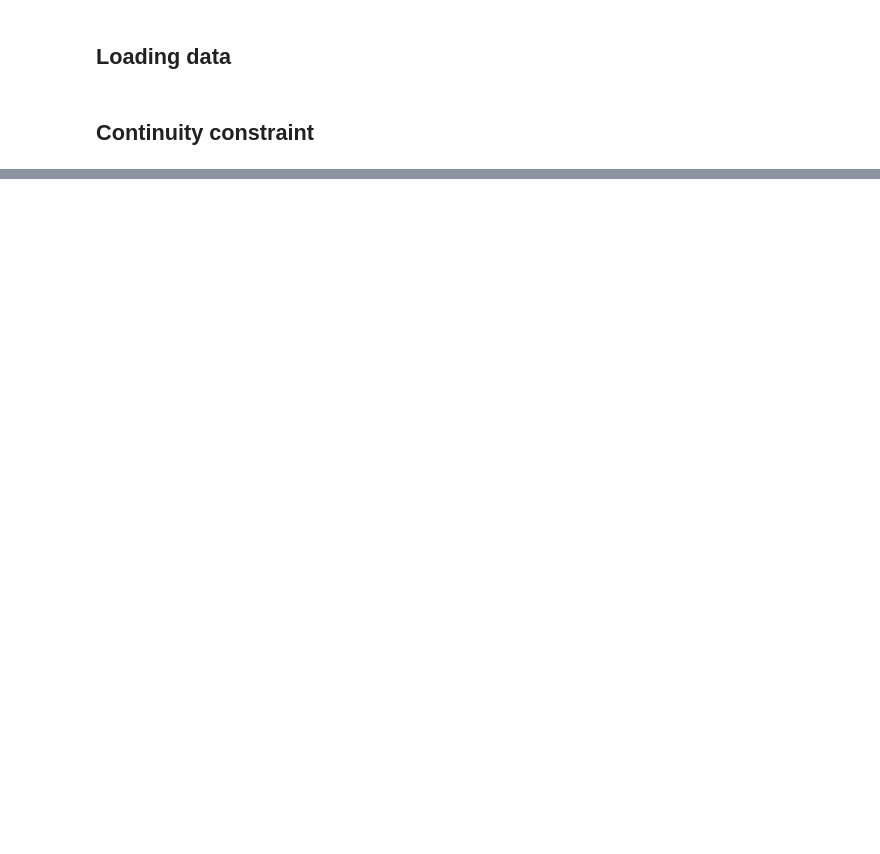
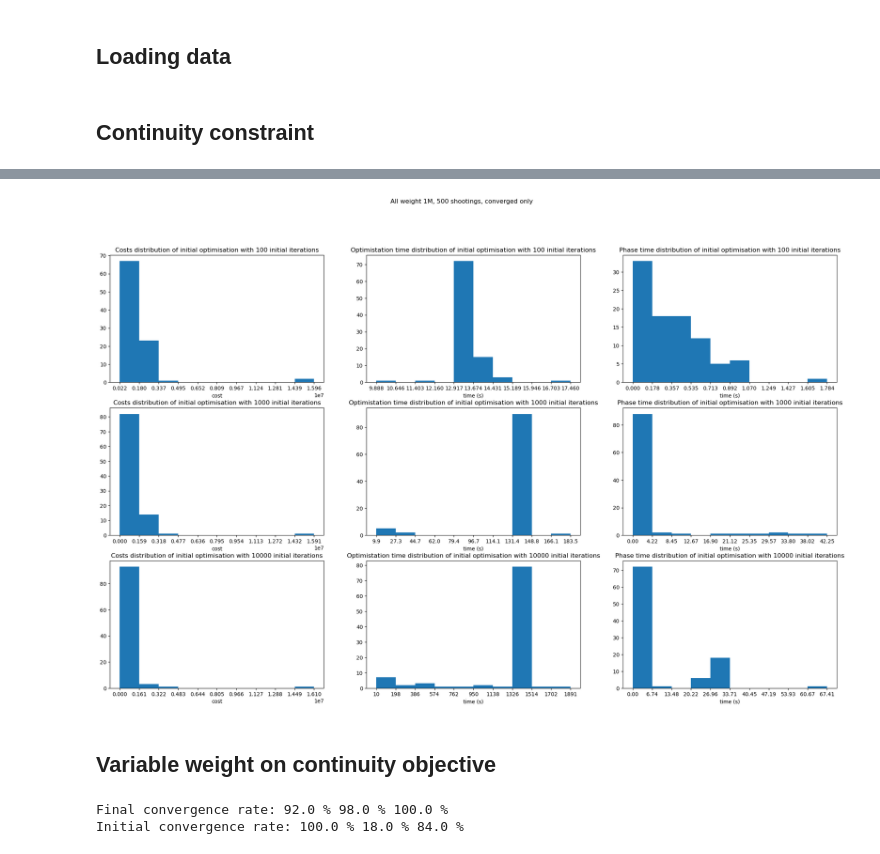
Before and after one commit to Sciancisco/ContinuityObjectiveTests, a Jupyter notebook: Analysis.ipynb, the cells around one changed output, grey strips where cells are left out. Saved outputs shown, nothing was run; the diff lists cells and outputs as text; code cells hidden in the pictures; blank space fills up the shorter version.

```diff
--- a/Analysis.ipynb
+++ b/Analysis.ipynb
@@ -332,0 +243,73 @@ fig.savefig("figures/initial_varpo.pdf")
+# %%
+fig, ((cax100, tax100, pax100), (cax1K, tax1K, pax1K), (cax10K, tax10K, pax10K)) = plt.subplots(3, 3, figsize=(25, 15))
+plot_hist(cax100, initial_costs[0], "Costs distribution of initial optimisation with 100 initial iterations", "cost")
+plot_hist(cax1K, initial_costs[1], "Costs distribution of initial optimisation with 1000 initial iterations", "cost")
+plot_hist(cax10K, initial_costs[2], "Costs distribution of initial optimisation with 10000 initial iterations", "cost")
+
+plot_hist(tax100, initial_opt_times[0], "Optimistation time distribution of initial optimisation with 100 initial iterations", "time (s)")
+plot_hist(tax1K, initial_opt_times[1], "Optimistation time distribution of initial optimisation with 1000 initial iterations", "time (s)")
+plot_hist(tax10K, initial_opt_times[2], "Optimistation time distribution of initial optimisation with 10000 initial iterations", "time (s)")
+
+plot_hist(pax100, initial_phase_times[0], "Phase time distribution of initial optimisation with 100 initial iterations", "time (s)")
+plot_hist(pax1K, initial_phase_times[1], "Phase time distribution of initial optimisation with 1000 initial iterations", "time (s)")
+plot_hist(pax10K, initial_phase_times[2], "Phase time distribution of initial optimisation with 10000 initial iterations", "time (s)")
+
+fig.suptitle("All weight 1M, 500 shootings, converged only")
+fig.savefig("figures/initial_varit.pdf")
+# %% [output]
+[figure, added]
+# %% [markdown]
+## Variable weight on continuity objective
+# %%
+init100it = df(type="objective", phase="initial", var="varpoids", weight="1K")
+init1000it = df(type="objective", phase="initial", var="varpoids", weight="1M")
+init10000it = df(type="objective", phase="initial", var="varpoids", weight="1G")
+initialvarits = np.array([init100it, init1000it, init10000it])
+
+final100it = df(type="objective", phase="final", var="varpoids", weight="1K")
+final1000it = df(type="objective", phase="final", var="varpoids", weight="1M")
+final10000it = df(type="objective", phase="final", var="varpoids", weight="1G")
+finalvarits = np.array([final100it, final1000it, final10000it])
+
+final_convergence_rate = []
+final_converged = []
+for varit in finalvarits:
+    _, converged, convergence = convergence_rate(varit)
+    final_convergence_rate.append(convergence)
+    final_converged.append(converged)
+
+print("Final convergence rate:", *map(lambda x: f"{x*100:.1f} %", final_convergence_rate))
+
+final_costs = []
+final_opt_times = []
+final_phase_times = []
+for i in range(len(finalvarits)):
+    varit = finalvarits[i][final_converged[i]]
+    costs, _, _ = analyse(extract_cost, varit)
+    opt_times, _, _ = analyse(extract_total_time, varit)
+    phase_times, _, _ = analyse(extract_phase_time, varit)
+    final_costs.append(costs)
+    final_opt_times.append(opt_times)
+    final_phase_times.append(phase_times)
+
+initial_convergence_rate = []
+for varit in initialvarits:
+    _, converged, convergence = convergence_rate(varit)
+    initial_convergence_rate.append(convergence)
+
+initial_costs = []
+initial_opt_times = []
+initial_phase_times = []
+for i in range(len(initialvarits)):
+    varit = initialvarits[i][final_converged[i]]
+    costs, _, _ = analyse(extract_cost, varit)
+    opt_times, _, _ = analyse(extract_opt_time, varit)
+    phase_times, _, _ = analyse(extract_phase_time, varit)
+    initial_costs.append(costs)
+    initial_opt_times.append(opt_times)
+    initial_phase_times.append(phase_times)
+
+print("Initial convergence rate:", *map(lambda x: f"{x*100:.1f} %", initial_convergence_rate))
+# %% [output]
+Final convergence rate: 92.0 % 98.0 % 100.0 %
+Initial convergence rate: 100.0 % 18.0 % 84.0 %
```
Also changed, not shown: parts of 20 cells of this notebook, 1 other file.
